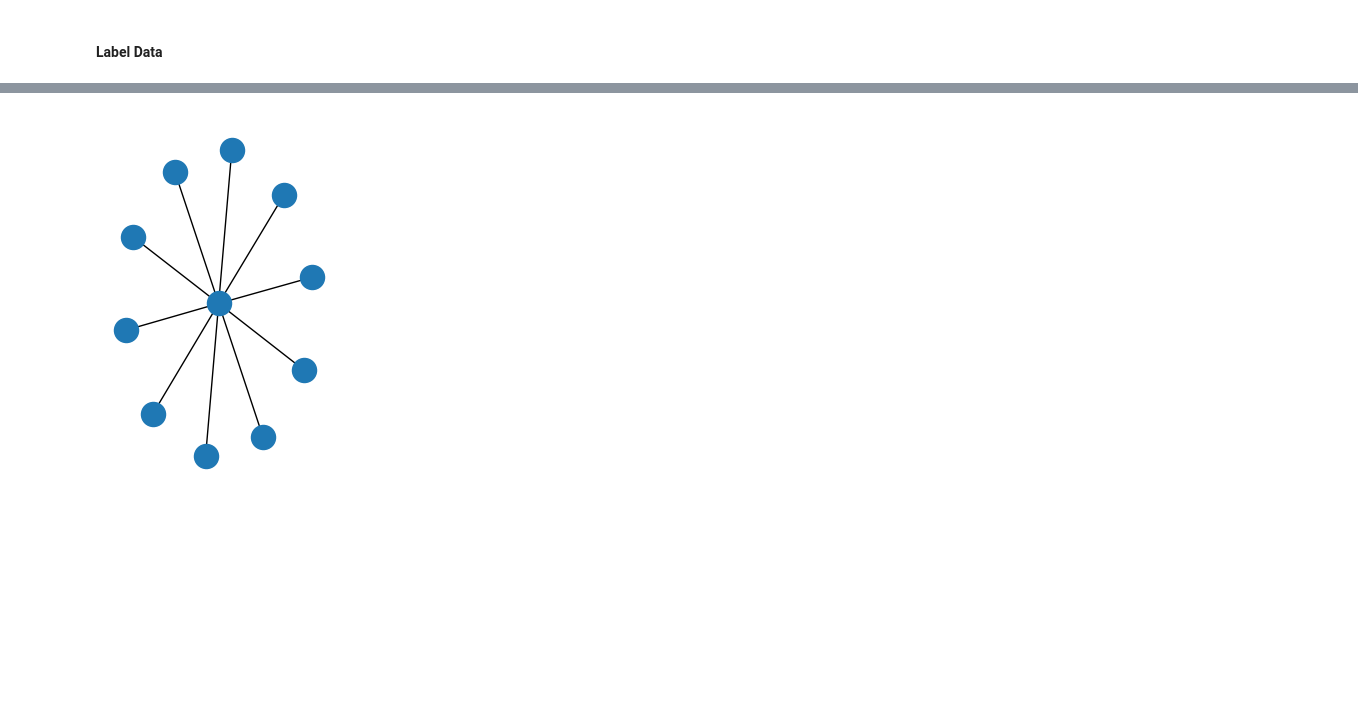
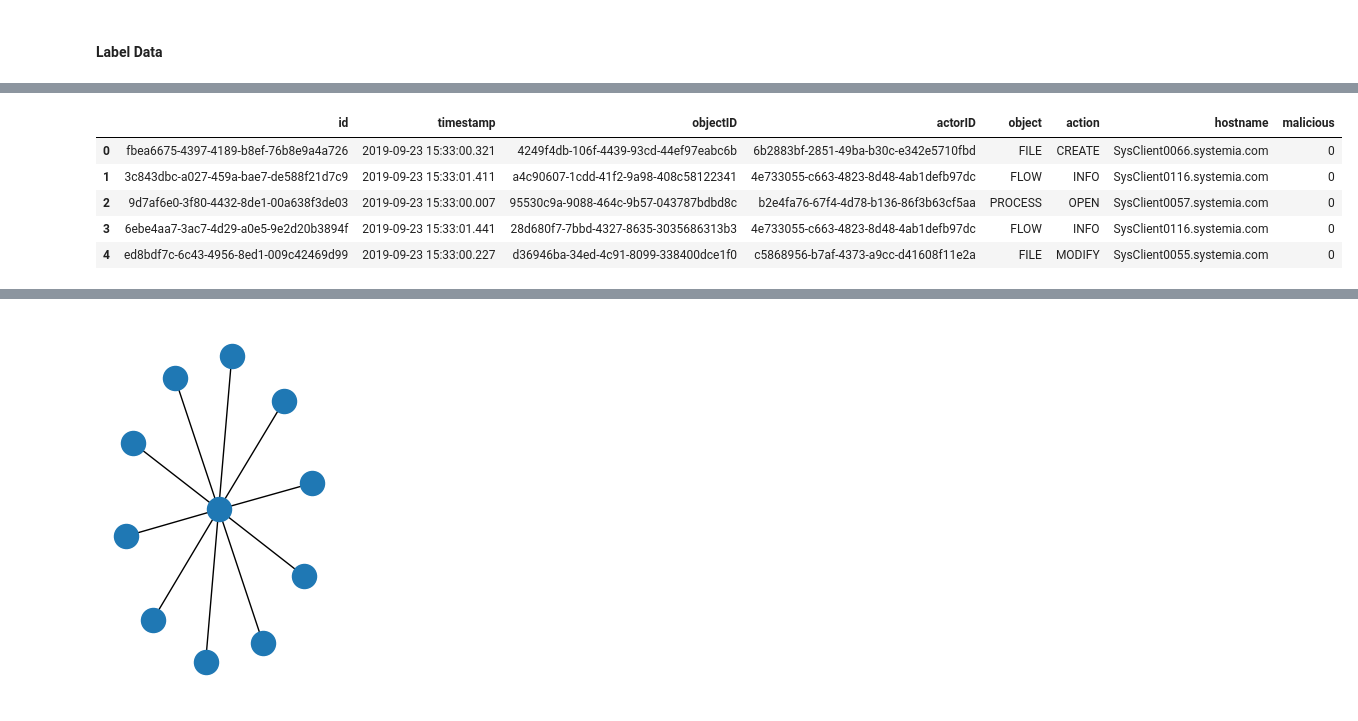
Before and after one commit to MBrend15/Public_Project_Repo, a Jupyter notebook: FinalEDA.ipynb, the cells around one changed output, grey strips where cells are left out. Saved outputs shown, nothing was run; the diff lists cells and outputs as text; code cells hidden in the pictures; blank space fills up the shorter version.

```diff
--- a/FinalEDA.ipynb
+++ b/FinalEDA.ipynb
@@ -501,3 +471,16 @@ print(joined_df_pd.head(5))
+# %%
+# Filter the rows where malicious column equals 0 to test code
+df_non_malicious = df_ecar.filter(col('malicious') == 0)
+
+# Show 5 malicous records
+df_non_malicious.limit(5).toPandas()
+# %% [output]
+|  | id | timestamp | objectID | actorID | object | action | hostname | malicious |
+| 0 | fbea6675-4397-4189-b8ef-76b8e9a4a726 | 2019-09-23 15:33:00.321 | 4249f4db-106f-4439-93cd-44ef97eabc6b | 6b2883bf-2851-49ba-b30c-e342e5710fbd | FILE | CREATE | SysClient0066.systemia.com | 0 |
+| 1 | 3c843dbc-a027-459a-bae7-de588f21d7c9 | 2019-09-23 15:33:01.411 | a4c90607-1cdd-41f2-9a98-408c58122341 | 4e733055-c663-4823-8d48-4ab1defb97dc | FLOW | INFO | SysClient0116.systemia.com | 0 |
+| 2 | 9d7af6e0-3f80-4432-8de1-00a638f3de03 | 2019-09-23 15:33:00.007 | 95530c9a-9088-464c-9b57-043787bdbd8c | b2e4fa76-67f4-4d78-b136-86f3b63cf5aa | PROCESS | OPEN | SysClient0057.systemia.com | 0 |
+| 3 | 6ebe4aa7-3ac7-4d29-a0e5-9e2d20b3894f | 2019-09-23 15:33:01.441 | 28d680f7-7bbd-4327-8635-3035686313b3 | 4e733055-c663-4823-8d48-4ab1defb97dc | FLOW | INFO | SysClient0116.systemia.com | 0 |
+| 4 | ed8bdf7c-6c43-4956-8ed1-009c42469d99 | 2019-09-23 15:33:00.227 | d36946ba-34ed-4c91-8099-338400dce1f0 | c5868956-b7af-4373-a9cc-d41608f11e2a | FILE | MODIFY | SysClient0055.systemia.com | 0 |
 # %%
 source is actorid, destination is objectid
 # %%
```
Also changed, not shown: parts of 12 cells of this notebook, 1 other file.
